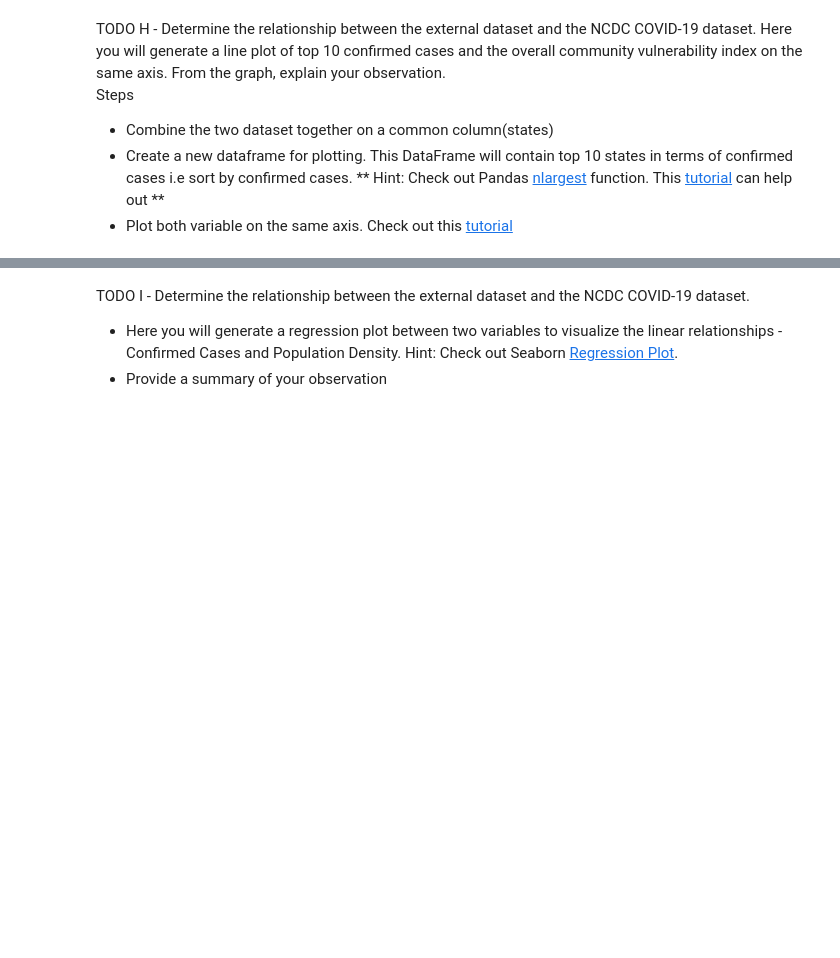
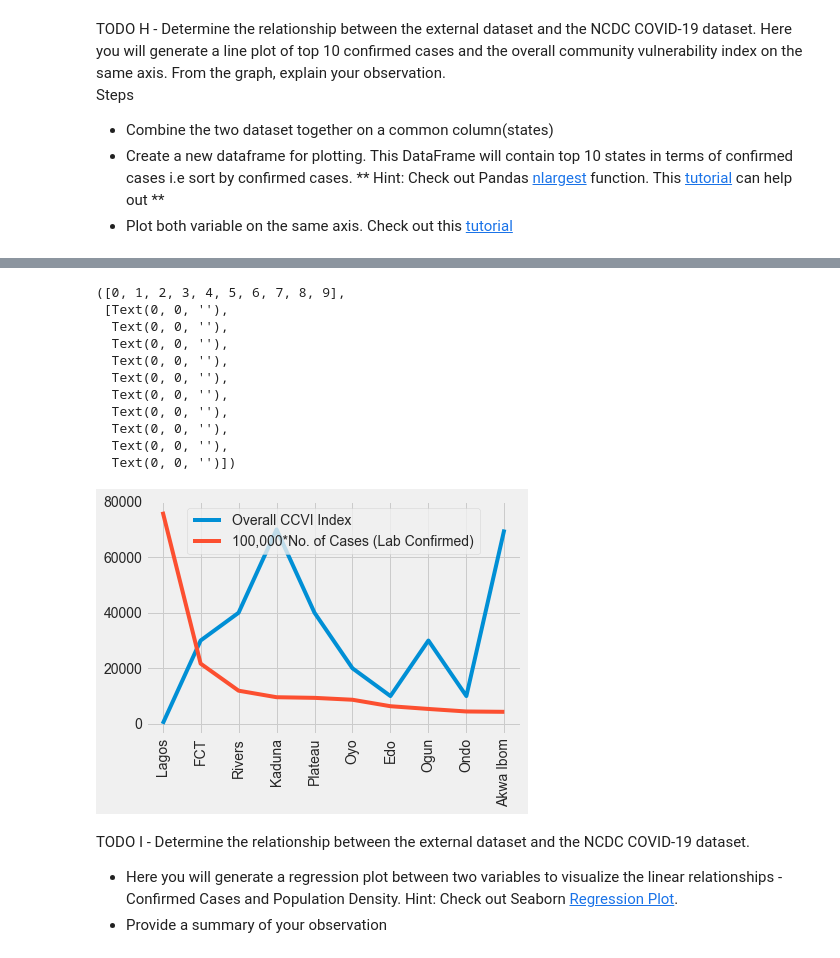
Before and after one commit to geoafrikana/Nigeria-COVID-19-Data-Analysis-Using-Python, a Jupyter notebook: covidproject.ipynb, the cells around one changed output, grey strips where cells are left out. Saved outputs shown, nothing was run; the diff lists cells and outputs as text; code cells hidden in the pictures; blank space fills up the shorter version.

```diff
--- a/covidproject.ipynb
+++ b/covidproject.ipynb
@@ -601,3 +599,6 @@ Steps
 * Combine the two dataset together on a common column(states)
 * Create a new dataframe for plotting. This DataFrame will contain top 10 states in terms of confirmed cases i.e sort by confirmed cases. ** Hint: Check out Pandas [nlargest](https://pandas.pydata.org/pandas-docs/stable/reference/api/pandas.DataFrame.nlargest.html) function. This [tutorial](https://cmdlinetips.com/2019/03/how-to-select-top-n-rows-with-the-largest-values-in-a-columns-in-pandas/) can help out **
 * Plot both variable on the same axis. Check out this [tutorial](http://kitchingroup.cheme.cmu.edu/blog/2013/09/13/Plotting-two-datasets-with-very-different-scales/)
+# %%
+ncdc = dataframes['ncdc']
+external = dataframes['covid_external']
@@ -603,0 +614,3 @@ Steps
+# %%
+ncdc_external = ncdc.join(external.set_index('states'), on='States Affected')
+ncdc_external.info()
@@ -603,0 +635,3 @@ Steps
+# %%
+top_10 = ncdc_external.nlargest(10, 'No. of Cases (Lab Confirmed)')
+top_10
@@ -604,3 +650,25 @@ Steps
+# %%
+y1 = top_10['Overall CCVI Index']
+y2 = top_10['No. of Cases (Lab Confirmed)']
+states = top_10['States Affected']
+# %%
+plt.figure()
+plt.plot(states, y1*100_000, states, y2)
+plt.legend(['Overall CCVI Index', '100,000*No. of Cases (Lab Confirmed)'])
+plt.xticks(rotation=90)
+# %% [output]
+([0, 1, 2, 3, 4, 5, 6, 7, 8, 9],
+ [Text(0, 0, ''),
+  Text(0, 0, ''),
+  Text(0, 0, ''),
+  Text(0, 0, ''),
+  Text(0, 0, ''),
+  Text(0, 0, ''),
+  Text(0, 0, ''),
+  Text(0, 0, ''),
+  Text(0, 0, ''),
+  Text(0, 0, '')])
+[figure, added]
 # %% [markdown]
 TODO I - Determine the relationship between the external dataset and the NCDC COVID-19 dataset.
 * Here you will generate a regression plot between two variables to visualize the linear relationships - Confirmed Cases and Population Density.
```
Also changed, not shown: parts of 33 cells of this notebook, 1 other file.
